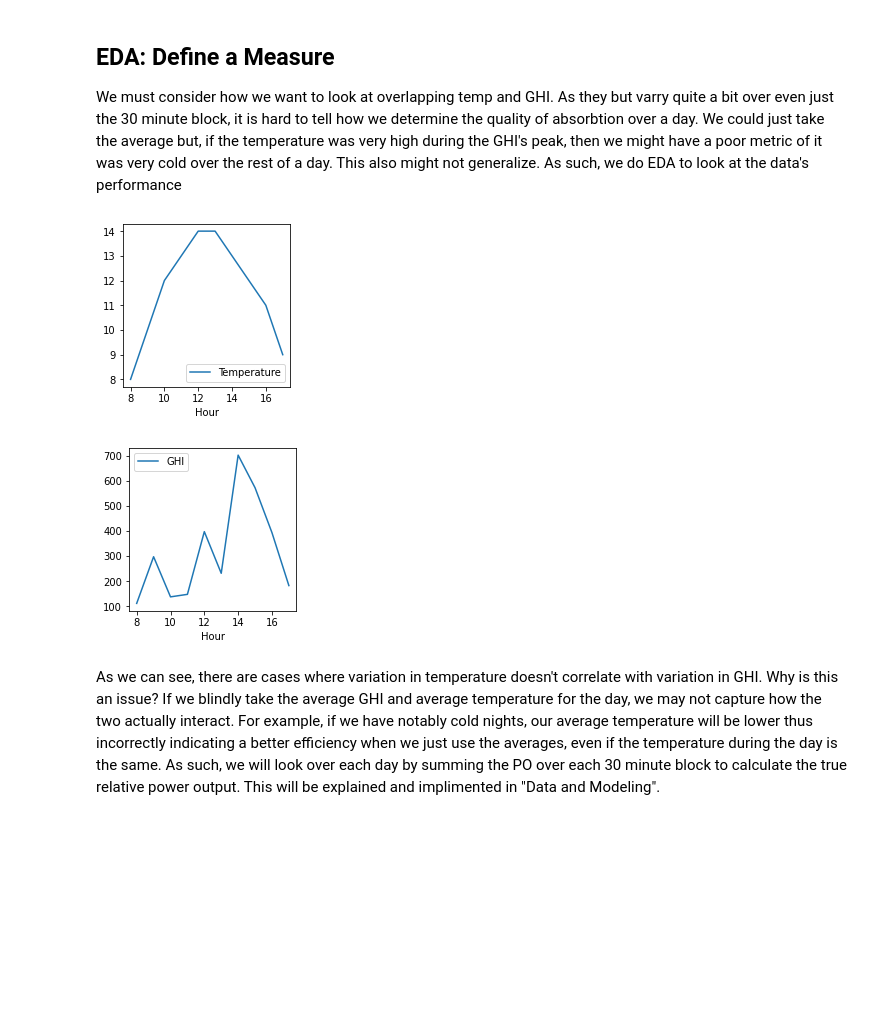
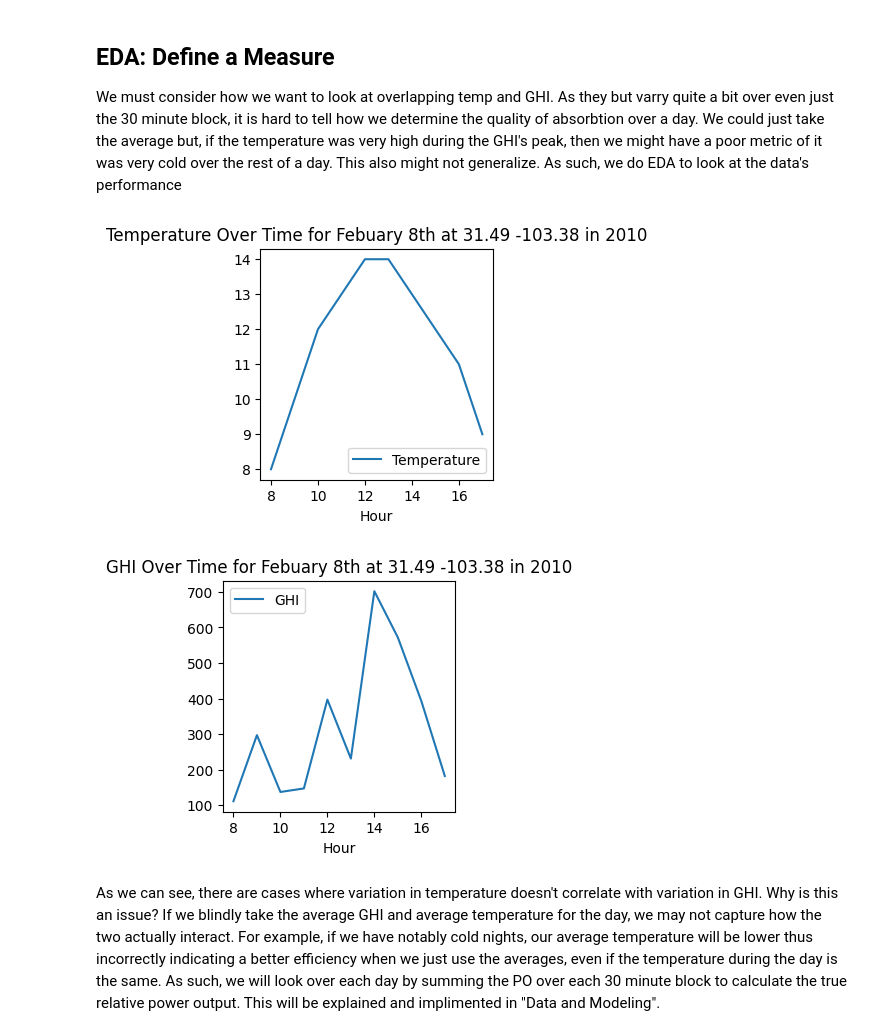
Before and after one commit to Qulxis/ML-Climate-Project-Template-Fall2022, a Jupyter notebook: src/Notebooks/2 EDA on Data.ipynb, the cells around one changed output. Drawn from its saved outputs; the diff is of its cells as text; code cells hidden in the pictures; blank space fills up the shorter version.

```diff
--- a/src/Notebooks/2 EDA on Data.ipynb
+++ b/src/Notebooks/2 EDA on Data.ipynb
@@ -90,22 +87,22 @@ We must consider how we want to look at overlapping temp and GHI. As they but va
 # %%
 # Look at a single day and only where GHI is not 0:
 df = df_full
 df = df.loc[df['Month'] == 2]
 df = df.loc[df['Day'] == 8]
 df = df.loc[df['GHI'] != 0]
 df
 
 #look at relationship between GHI and Temp:
 df.plot(x="Hour", y=["Temperature"],
-        kind="line", figsize=(3, 3))
+        kind="line", figsize=(3, 3), title="Temperature Over Time for Febuary 8th at 31.49 -103.38 in 2010")
 df.plot(x="Hour", y=["GHI"],
-        kind="line", figsize=(3, 3))
+        kind="line", figsize=(3, 3),title= "GHI Over Time for Febuary 8th at 31.49 -103.38 in 2010")
 
 
 #Keep information
 ghi_sum = df['GHI'].sum() #sum of GHI
 # %% [output]
-[figure, old version]
+[figure, new version]
-[figure, old version]
+[figure, new version]
 # %% [markdown]
 As we can see, there are cases where variation in temperature doesn't correlate with variation in GHI. Why is this an issue? If we blindly take the average GHI and average temperature for the day, we may not capture how the two actually interact. For example, if we have notably cold nights, our average temperature will be lower thus incorrectly indicating a better efficiency when we just use the averages, even if the temperature during the day is the same. As such, we will look over each day by summing the PO over each 30 minute block to calculate the true relative power output. This will be explained and implimented in "Data and Modeling".
```
Also changed, not shown: parts of 3 cells of this notebook, 3 other files.
